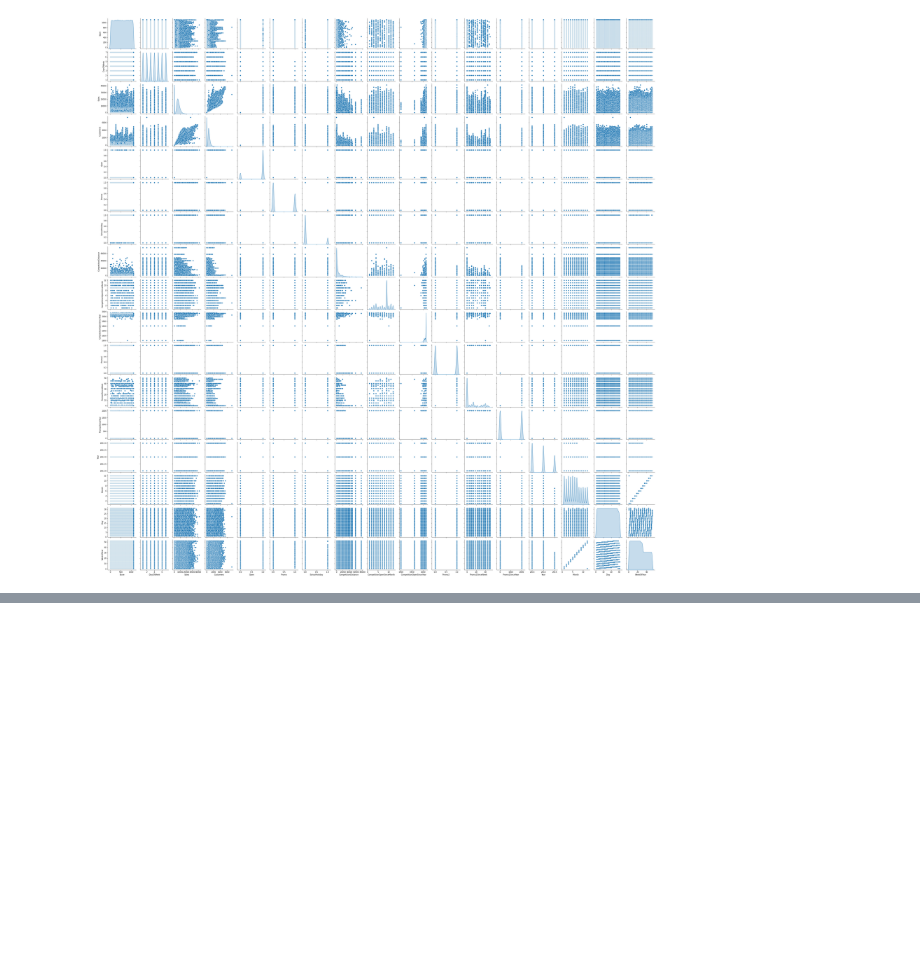
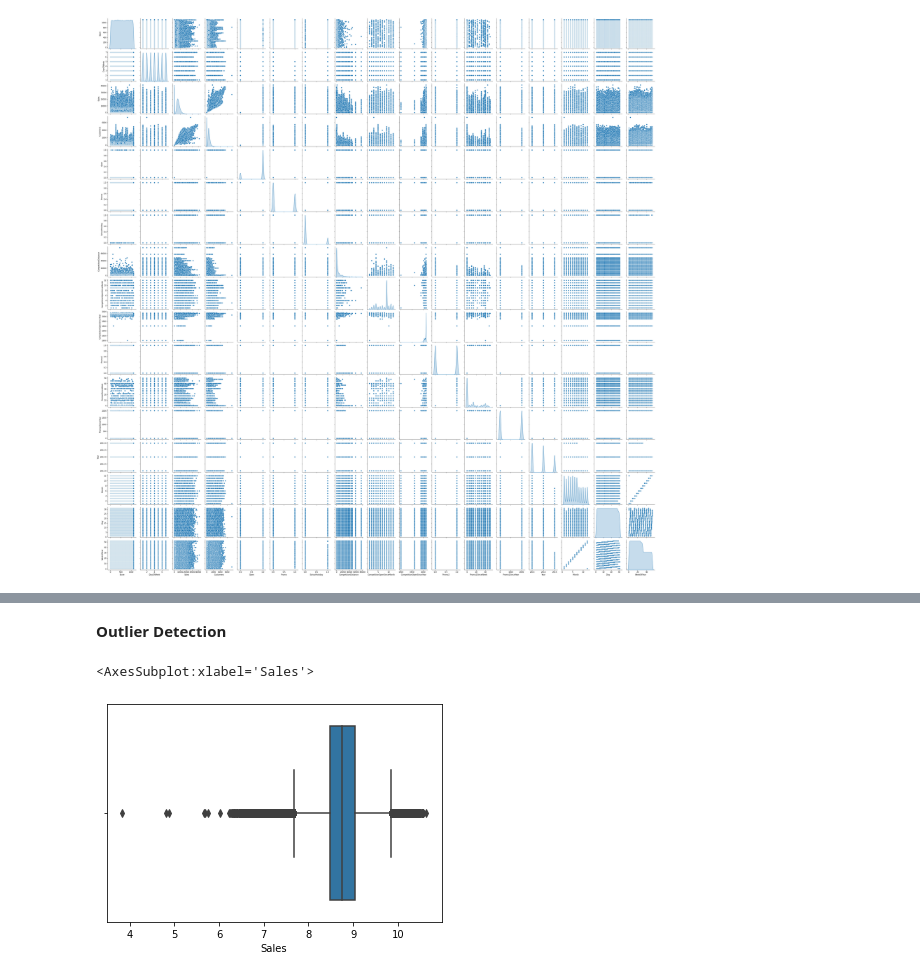
Before and after one commit to Faheemfemu/Retail_Sales_Prediction, a Jupyter notebook: Retail_Sales_Prediction.ipynb, the cells around one changed output, grey strips where cells are left out. Drawn from its saved outputs; the diff is of its cells as text; code cells hidden in the pictures; blank space fills up the shorter version.

```diff
--- a/Retail_Sales_Prediction.ipynb
+++ b/Retail_Sales_Prediction.ipynb
@@ -566,0 +696,35 @@ sns.pairplot(df,diag_kind='kde')
+# %%
+#changing into boolean
+df1['StateHoliday'].replace({'a':1, 'b':1,'c':1}, inplace=True)
+# %%
+#combining competition open since month and year into total months
+df1['CompetitionOpen'] = (df1['Year'] - df1['CompetitionOpenSinceYear'])*12 + (df1['Month'] - df1['CompetitionOpenSinceMonth'])
+#correcting the neg values
+df1['CompetitionOpen'] = df1['CompetitionOpen'].apply(lambda x:0 if x < 0 else x)
+#dropping both the columns
+df1.drop(['CompetitionOpenSinceMonth','CompetitionOpenSinceYear'], axis=1,inplace=True)
+# %%
+#changing promo2 features into meaningful inputs
+#combining promo2 to total months
+df1['Promo2Open'] = (df1['Year'] - df1['Promo2SinceYear'])*12 + (df1['WeekOfYear'] - df1['Promo2SinceWeek'])*0.230137
+
+#correcting the neg values
+df1['Promo2Open'] = df1['Promo2Open'].apply(lambda x:0 if x < 0 else x)*df1['Promo2']
+
+#creating a feature for promo interval and checking if promo2 was running in the sale month
+def promo2running(df):
+  month_dict = {1:'Jan', 2:'Feb', 3:'Mar', 4:'Apr', 5:'May', 6:'Jun', 7:'Jul', 8:'Aug', 9:'Sept', 10:'Oct', 11:'Nov', 12:'Dec'}
+  try:
+    months = df['PromoInterval'].split(',')
+    if df['Month'] and month_dict[df['Month']] in months:
+      return 1
+    else:
+      return 0
+  except Exception:
+    return 0
+
+#Applying
+df1['Promo2running'] = df1.apply(promo2running,axis=1)*df1['Promo2']
+
+#Dropping unecessary columns
+df1.drop(['Promo2SinceYear','Promo2SinceWeek','PromoInterval'],axis=1,inplace=True)
@@ -566,0 +740,8 @@ sns.pairplot(df,diag_kind='kde')
+# %% [markdown]
+**Outlier Detection**
+# %%
+#checking outliers in sales
+sns.boxplot(df1['Sales'])
+# %% [output]
+<AxesSubplot:xlabel='Sales'>
+[figure, added]
```
Also changed, not shown: parts of 86 cells of this notebook.
